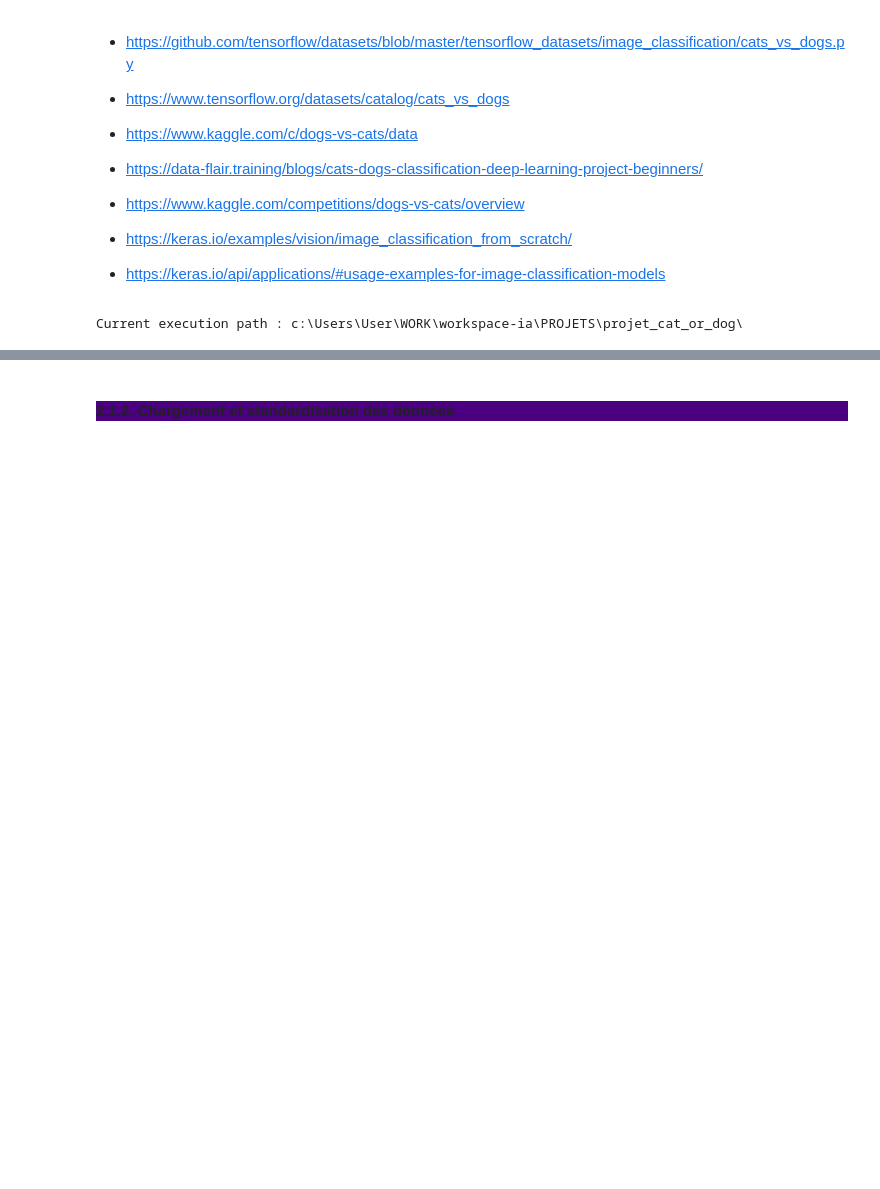
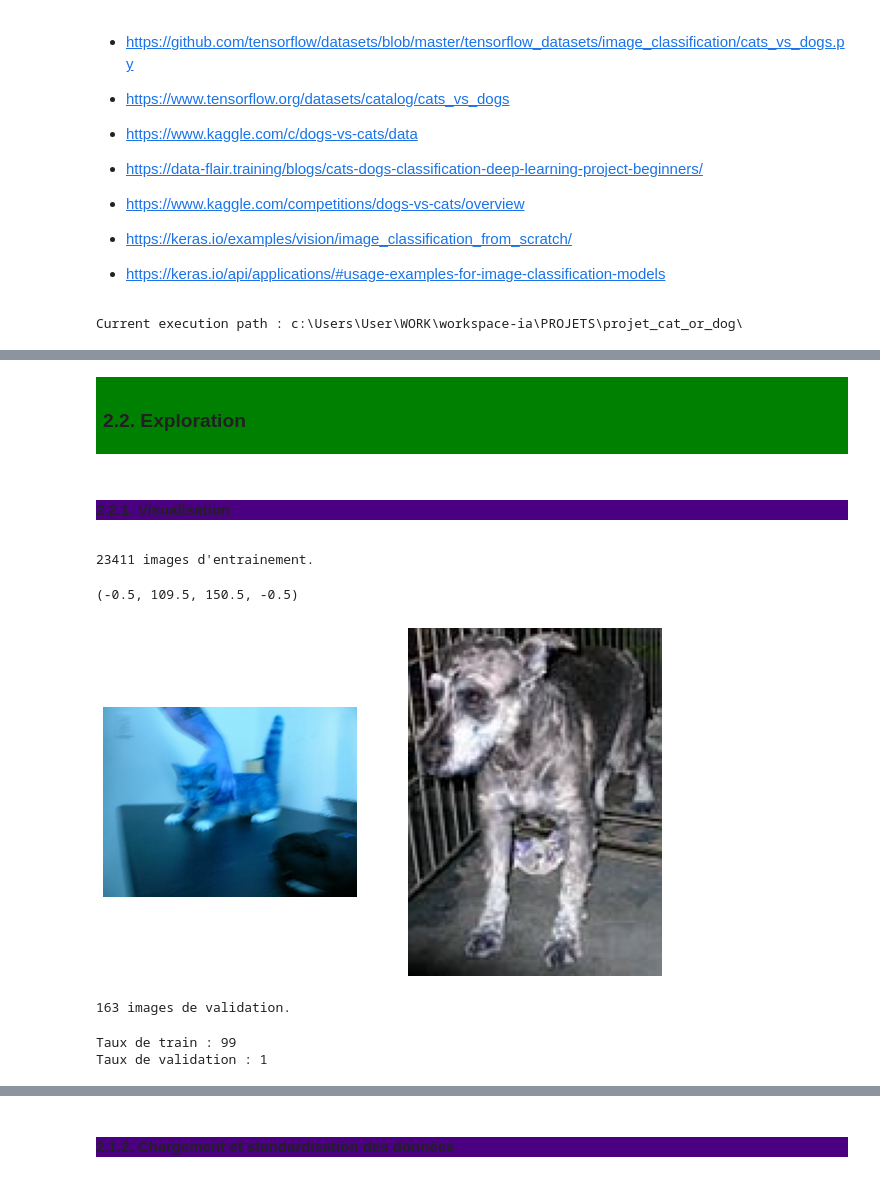
Before and after one commit to aurao22/projet_cat_or_dog, a Jupyter notebook: cat_or_dog_aurelie_v3.simple_resnet.ipynb, the cells around one changed output, grey strips where cells are left out. Saved outputs shown, nothing was run; the diff lists cells and outputs as text; code cells hidden in the pictures; blank space fills up the shorter version.

```diff
--- a/cat_or_dog_aurelie_v3.simple_resnet.ipynb
+++ b/cat_or_dog_aurelie_v3.simple_resnet.ipynb
@@ -121,0 +133,44 @@ Deleted 0 images.
+# %% [markdown]
+<div style="display: flex; background-color: Green; padding: 7px;" >
+
+### 2.2. Exploration
+</div>
+# %% [markdown]
+<div style="display: flex; background-color: indigo;" >
+
+#### 2.2.1. Visualisation
+</div>
+# %%
+imgs_train = get_dir_files(training_data_path, include_sub_dir=1, verbose=verbose)
+imgs_train = sorted(imgs_train)
+print(f"{len(imgs_train)} images d'entrainement.")
+# %% [output]
+23411 images d'entrainement.
+# %%
+plt.figure(figsize=(10, 15))
+
+plt.subplot(2, 2, 1)
+imread = cv2.imread(join(training_data_path, imgs_train[0]))
+plt.imshow(imread)
+plt.axis("off")
+
+plt.subplot(2, 2, 2)
+imread = cv2.imread(join(training_data_path, imgs_train[-1]))
+plt.imshow(imread)
+plt.axis("off")
+# %% [output]
+(-0.5, 109.5, 150.5, -0.5)
+[figure, added]
+# %%
+imgs_test = get_dir_files(validation_data_path, include_sub_dir=1, verbose=verbose)
+imgs_test = sorted(imgs_test)
+print(f"{len(imgs_test)} images de validation.")
+# %% [output]
+163 images de validation.
+# %%
+total_données = (len(imgs_test)+len(imgs_train))
+print(f"Taux de train : {round(len(imgs_train)/total_données*100)}")
+print(f"Taux de validation : {round(len(imgs_test)/total_données*100)}")
+# %% [output]
+Taux de train : 99
+Taux de validation : 1
```
Also changed, not shown: parts of 89 cells of this notebook, 1 other file.
